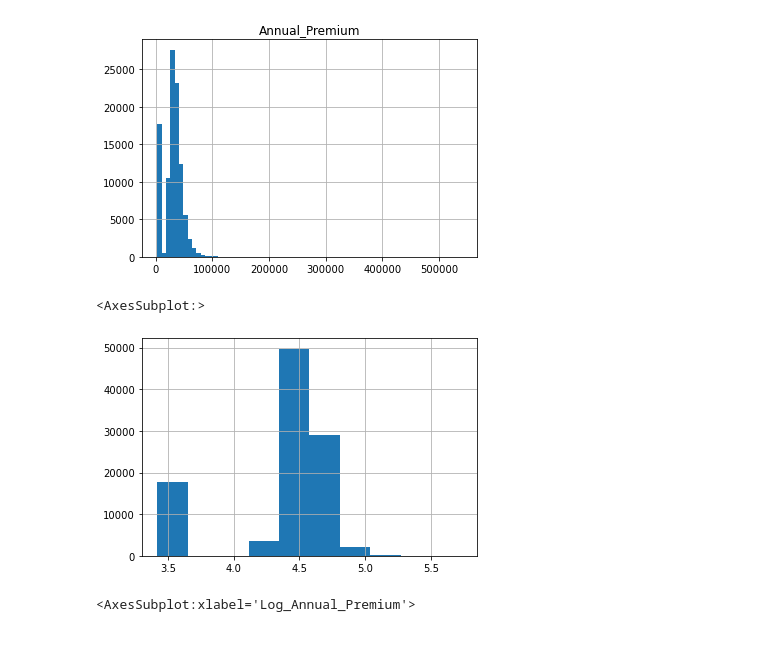
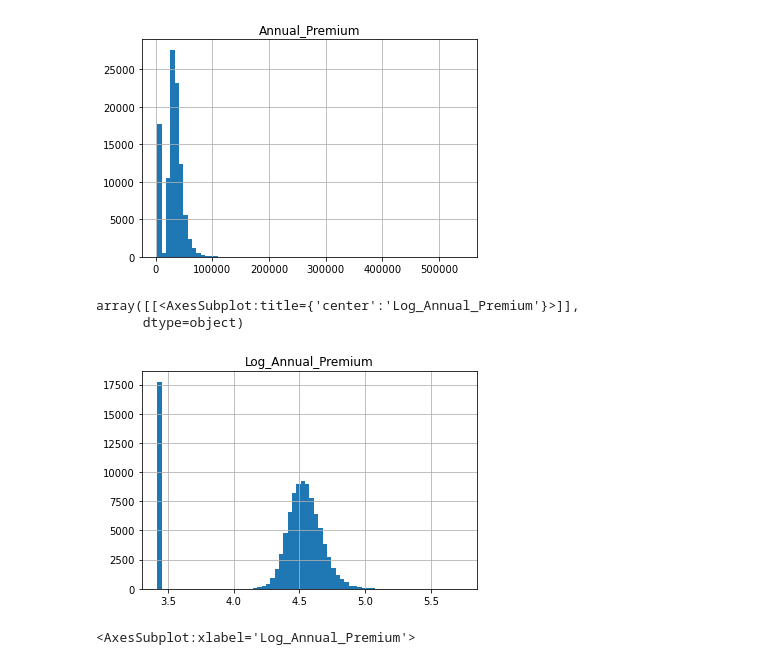
Before and after one commit to GabriSartor/babd_ml_assignments, a Jupyter notebook: 01_CLASSIFICATION/borri_canale_gatto_pome_sartor.ipynb, the cells around one changed output. Drawn from its saved outputs; the diff is of its cells as text; code cells hidden in the pictures.

```diff
--- a/01_CLASSIFICATION/borri_canale_gatto_pome_sartor.ipynb
+++ b/01_CLASSIFICATION/borri_canale_gatto_pome_sartor.ipynb
@@ -157,8 +157,10 @@ data.hist(column="Annual_Premium", bins=70)
 array([[<AxesSubplot:title={'center':'Annual_Premium'}>]], dtype=object)
 [figure]
 # %%
-np.log10(data["Annual_Premium"]).hist()
+data["Log_Annual_Premium"] = np.log10(data["Annual_Premium"])
+data.hist(column="Log_Annual_Premium", bins=70)
 # %% [output]
-<AxesSubplot:>
+array([[<AxesSubplot:title={'center':'Log_Annual_Premium'}>]],
+      dtype=object)
-[figure, old version]
+[figure, new version]
 # %%
```
Also changed, not shown: parts of 15 cells of this notebook, 35 other files.
